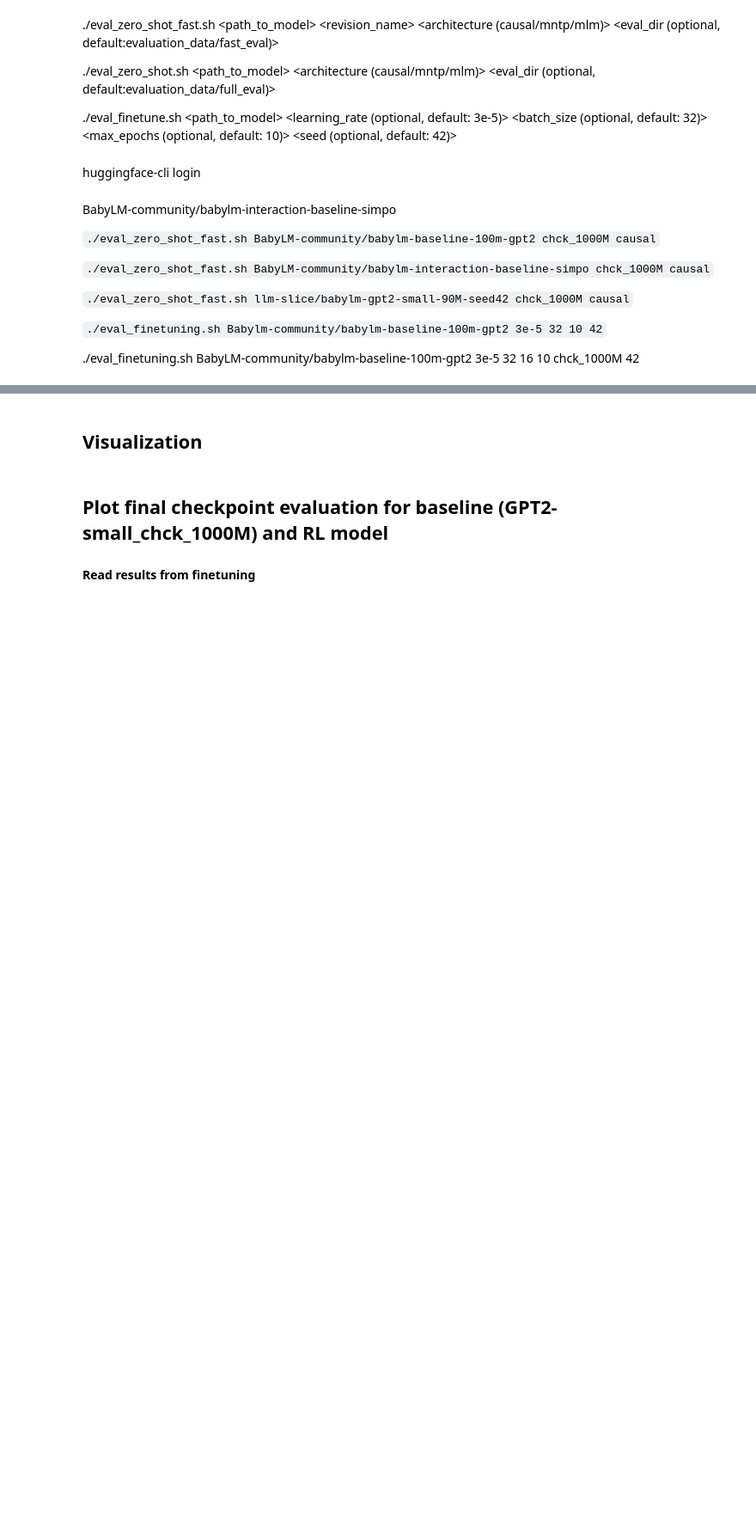
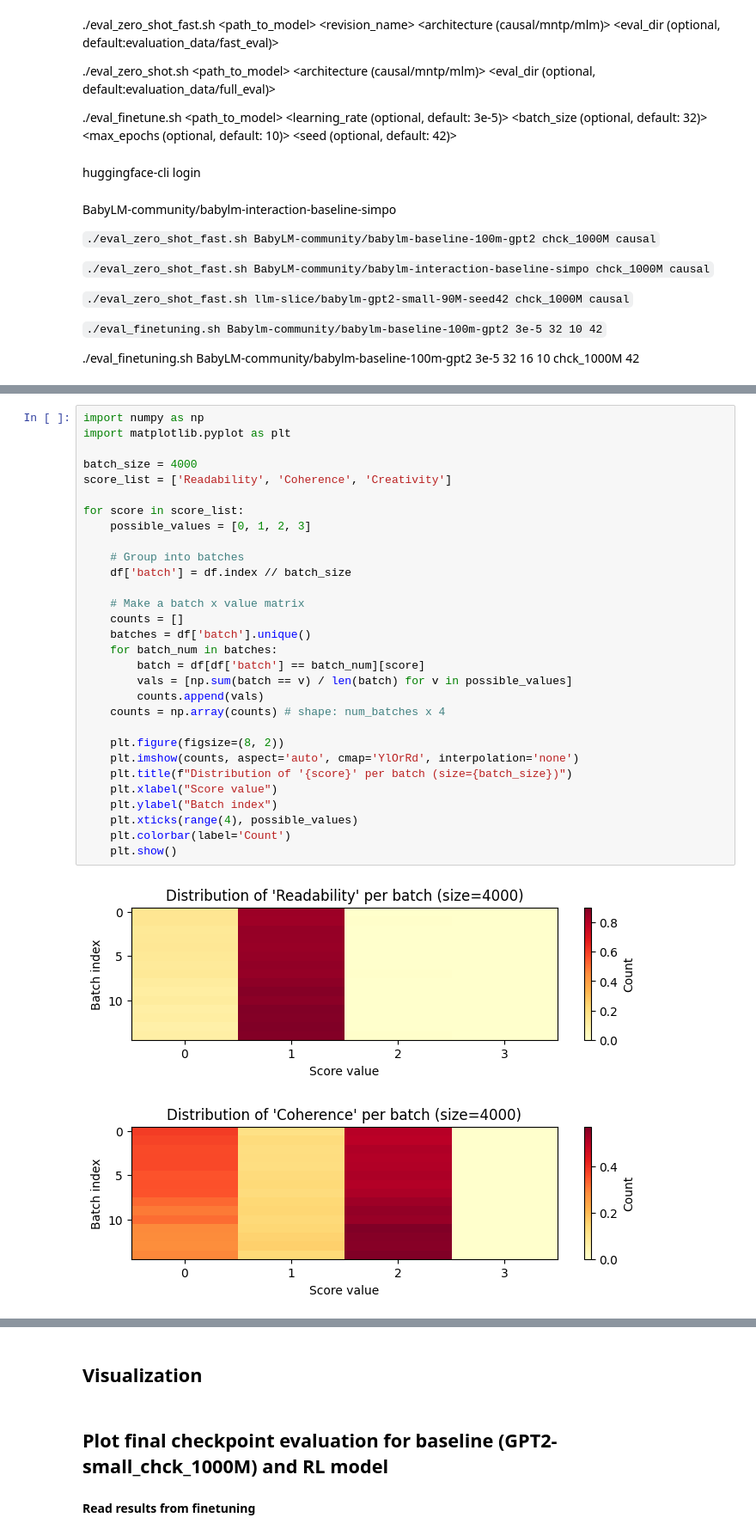
Before and after one commit to malihamza/babylm-interactive-learning, a Jupyter notebook: eval.ipynb, the cells around one changed output, grey strips where cells are left out. Shown at 86% size. Cells and saved outputs as stored; diff of their text form; blank space fills up the shorter version.

```diff
--- a/eval.ipynb
+++ b/eval.ipynb
@@ -27,0 +95,33 @@ BabyLM-community/babylm-interaction-baseline-simpo
+# %%
+import numpy as np
+import matplotlib.pyplot as plt
+
+batch_size = 4000
+score_list = ['Readability', 'Coherence', 'Creativity']
+
+for score in score_list:
+    possible_values = [0, 1, 2, 3]
+
+    # Group into batches
+    df['batch'] = df.index // batch_size
+
+    # Make a batch x value matrix
+    counts = []
+    batches = df['batch'].unique()
+    for batch_num in batches:
+        batch = df[df['batch'] == batch_num][score]
+        vals = [np.sum(batch == v) / len(batch) for v in possible_values]
+        counts.append(vals)
+    counts = np.array(counts) # shape: num_batches x 4
+
+    plt.figure(figsize=(8, 2))
+    plt.imshow(counts, aspect='auto', cmap='YlOrRd', interpolation='none')
+    plt.title(f"Distribution of '{score}' per batch (size={batch_size})")
+    plt.xlabel("Score value")
+    plt.ylabel("Batch index")
+    plt.xticks(range(4), possible_values)
+    plt.colorbar(label='Count')
+    plt.show()
+# %% [output]
+[figure, added]
+[figure, added]
```
Also changed, not shown: parts of 9 cells of this notebook.
